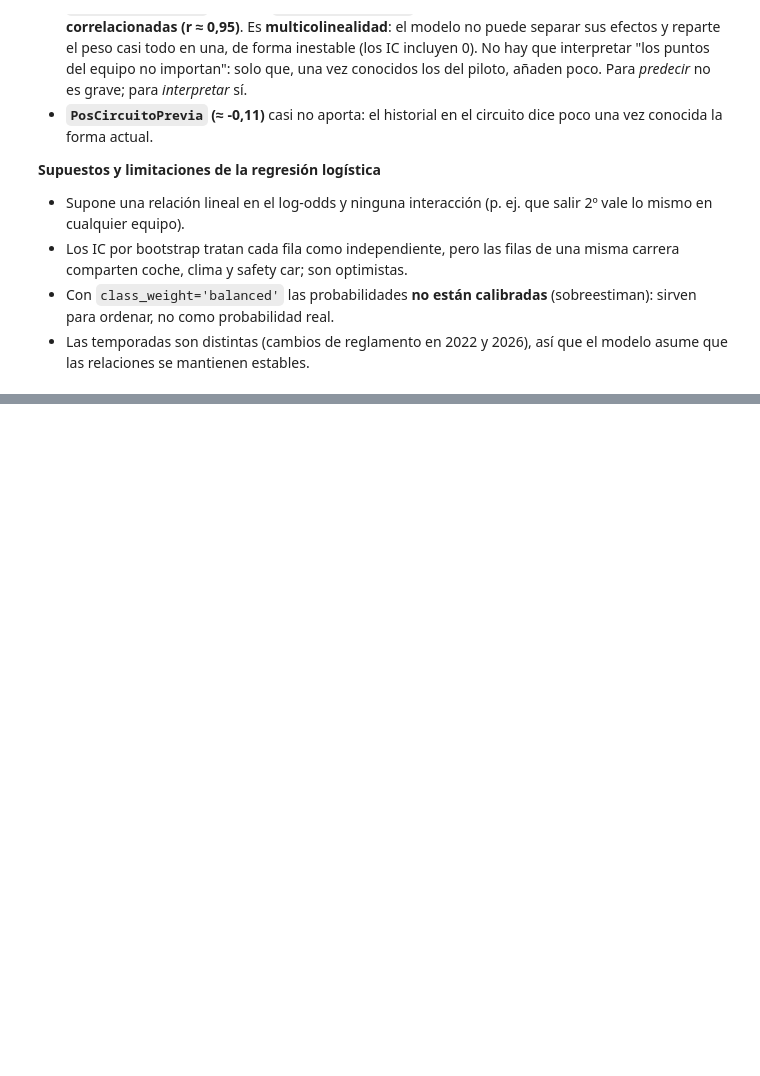
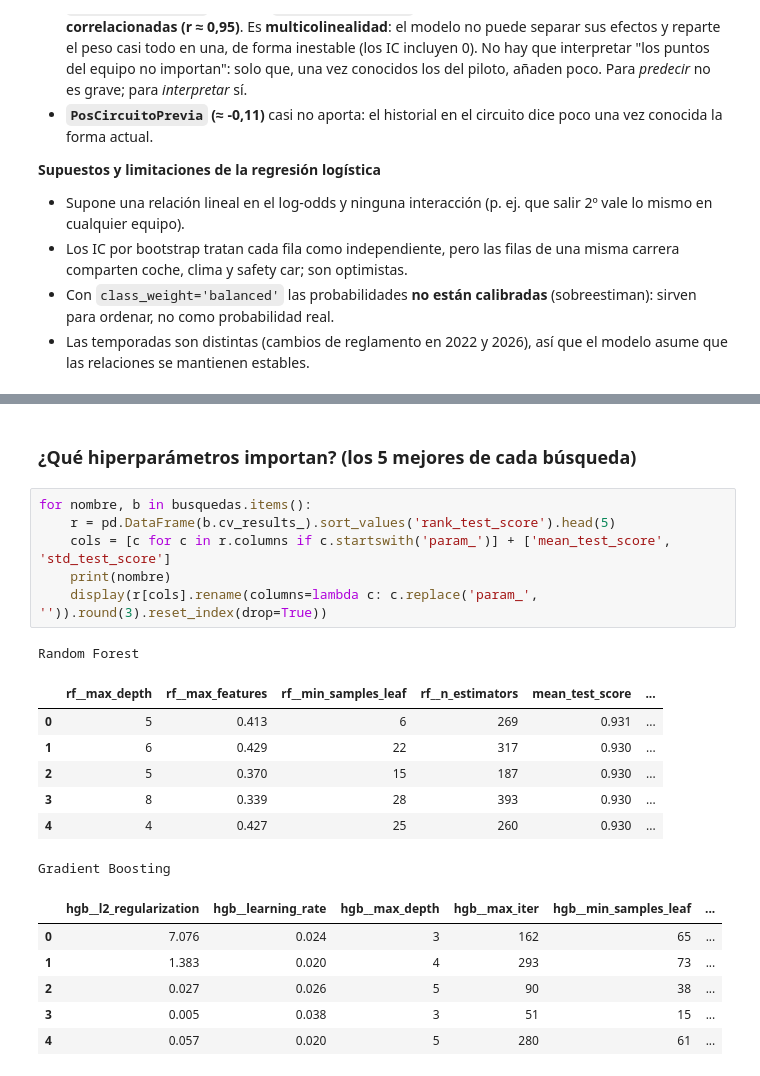
Before and after one commit to wewesito/f1-strategy-analytics, a Jupyter notebook: notebooks/04_prediccion.ipynb, the cells around one changed output, grey strips where cells are left out. Drawn from its saved outputs; the diff is of its cells as text; blank space fills up the shorter version.

```diff
--- a/notebooks/04_prediccion.ipynb
+++ b/notebooks/04_prediccion.ipynb
@@ -519,0 +577,23 @@ plt.show()
+# %% [markdown]
+### ¿Qué hiperparámetros importan? (los 5 mejores de cada búsqueda)
+# %%
+for nombre, b in busquedas.items():
+    r = pd.DataFrame(b.cv_results_).sort_values('rank_test_score').head(5)
+    cols = [c for c in r.columns if c.startswith('param_')] + ['mean_test_score', 'std_test_score']
+    print(nombre)
+    display(r[cols].rename(columns=lambda c: c.replace('param_', '')).round(3).reset_index(drop=True))
+# %% [output]
+Random Forest
+|  | rf__max_depth | rf__max_features | rf__min_samples_leaf | rf__n_estimators | mean_test_score | ... |
+| 0 | 5 | 0.413 | 6 | 269 | 0.931 | ... |
+| 1 | 6 | 0.429 | 22 | 317 | 0.930 | ... |
+| 2 | 5 | 0.370 | 15 | 187 | 0.930 | ... |
+| 3 | 8 | 0.339 | 28 | 393 | 0.930 | ... |
+| 4 | 4 | 0.427 | 25 | 260 | 0.930 | ... |
+Gradient Boosting
+|  | hgb__l2_regularization | hgb__learning_rate | hgb__max_depth | hgb__max_iter | hgb__min_samples_leaf | ... |
+| 0 | 7.076 | 0.024 | 3 | 162 | 65 | ... |
+| 1 | 1.383 | 0.020 | 4 | 293 | 73 | ... |
+| 2 | 0.027 | 0.026 | 5 | 90 | 38 | ... |
+| 3 | 0.005 | 0.038 | 3 | 51 | 15 | ... |
+| 4 | 0.057 | 0.020 | 5 | 280 | 61 | ... |
```
Also changed, not shown: parts of 7 cells of this notebook, 1 other file.
